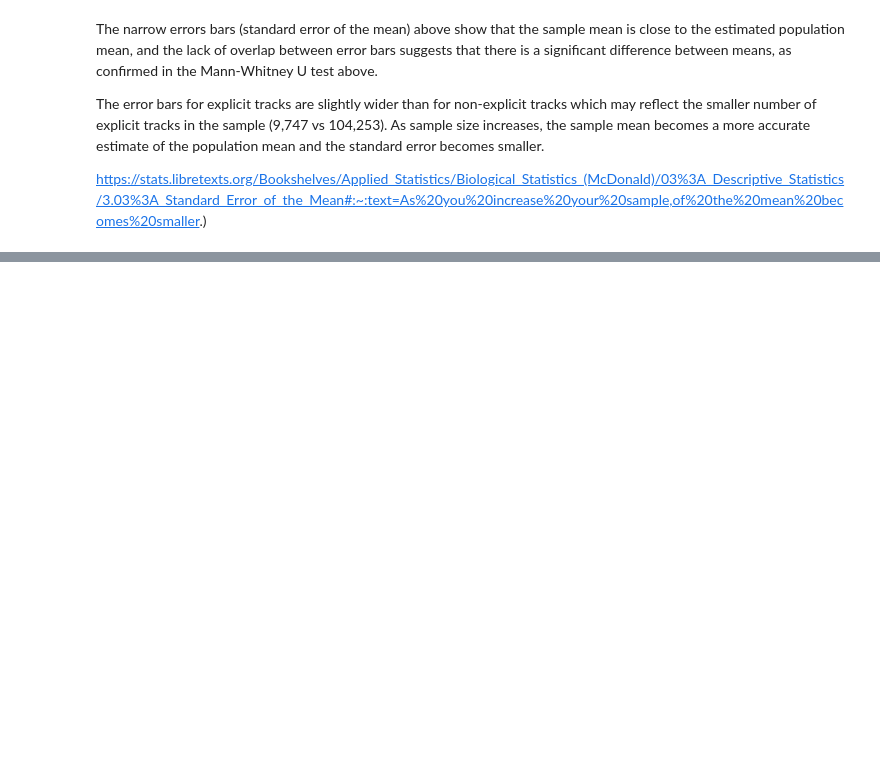
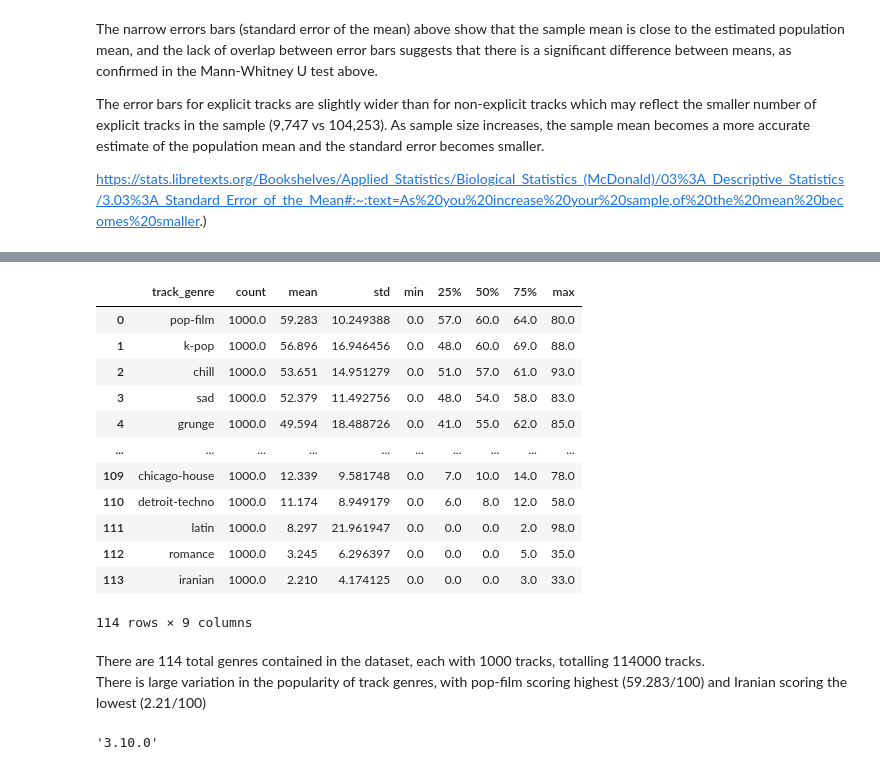
Before and after one commit to NiallRussell/PDFA-project, a Jupyter notebook: project.ipynb, the cells around one changed output, grey strips where cells are left out. Drawn from its saved outputs; the diff is of its cells as text; code cells hidden in the pictures; blank space fills up the shorter version.

```diff
--- a/project.ipynb
+++ b/project.ipynb
@@ -493,0 +526,7 @@ https://stats.libretexts.org/Bookshelves/Applied_Statistics/Biological_Statistic
+# %%
+
+df_grouped_genre = df.groupby("track_genre")
+
+grouped_descr_genre = df_grouped_genre["popularity"].describe().sort_values("mean", ascending = False)
+
+grouped_descr_genre
@@ -493,0 +548,25 @@ https://stats.libretexts.org/Bookshelves/Applied_Statistics/Biological_Statistic
+# %%
+grouped_descr_genre = grouped_descr_genre.reset_index()
+# %%
+grouped_descr_genre
+# %% [output]
+|  | track_genre | count | mean | std | min | 25% | 50% | 75% | max |
+| 0 | pop-film | 1000.0 | 59.283 | 10.249388 | 0.0 | 57.0 | 60.0 | 64.0 | 80.0 |
+| 1 | k-pop | 1000.0 | 56.896 | 16.946456 | 0.0 | 48.0 | 60.0 | 69.0 | 88.0 |
+| 2 | chill | 1000.0 | 53.651 | 14.951279 | 0.0 | 51.0 | 57.0 | 61.0 | 93.0 |
+| 3 | sad | 1000.0 | 52.379 | 11.492756 | 0.0 | 48.0 | 54.0 | 58.0 | 83.0 |
+| 4 | grunge | 1000.0 | 49.594 | 18.488726 | 0.0 | 41.0 | 55.0 | 62.0 | 85.0 |
+| ... | ... | ... | ... | ... | ... | ... | ... | ... | ... |
+| 109 | chicago-house | 1000.0 | 12.339 | 9.581748 | 0.0 | 7.0 | 10.0 | 14.0 | 78.0 |
+| 110 | detroit-techno | 1000.0 | 11.174 | 8.949179 | 0.0 | 6.0 | 8.0 | 12.0 | 58.0 |
+| 111 | latin | 1000.0 | 8.297 | 21.961947 | 0.0 | 0.0 | 0.0 | 2.0 | 98.0 |
+| 112 | romance | 1000.0 | 3.245 | 6.296397 | 0.0 | 0.0 | 0.0 | 5.0 | 35.0 |
+| 113 | iranian | 1000.0 | 2.210 | 4.174125 | 0.0 | 0.0 | 0.0 | 3.0 | 33.0 |
+114 rows × 9 columns
+# %% [markdown]
+There are 114 total genres contained in the dataset, each with 1000 tracks, totalling 114000 tracks. <br>
+There is large variation in the popularity of track genres, with pop-film scoring highest (59.283/100) and Iranian scoring the lowest (2.21/100)
+# %%
+matplotlib.__version__
+# %% [output]
+'3.10.0'
```
Also changed, not shown: parts of 13 cells of this notebook, 2 other files.
